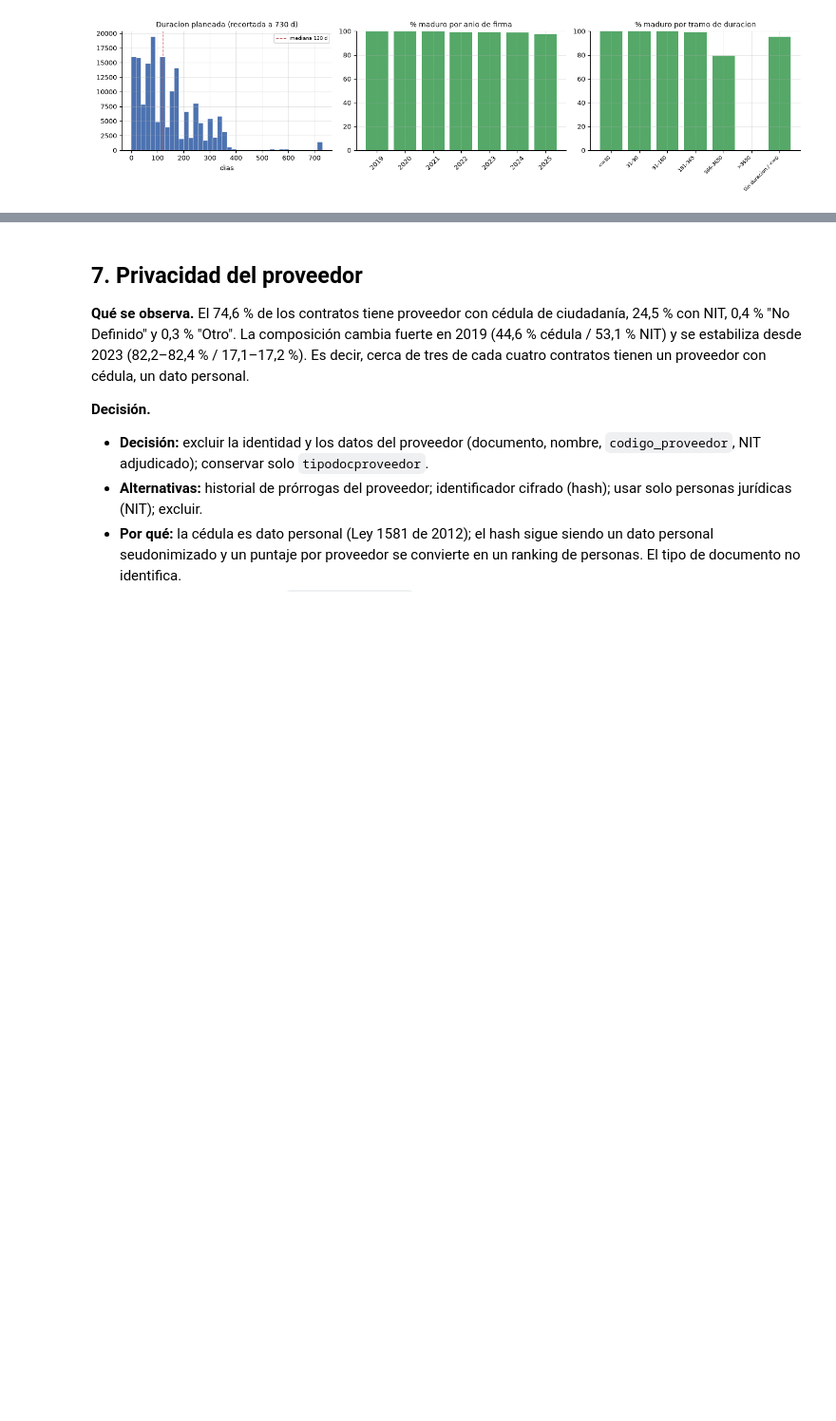
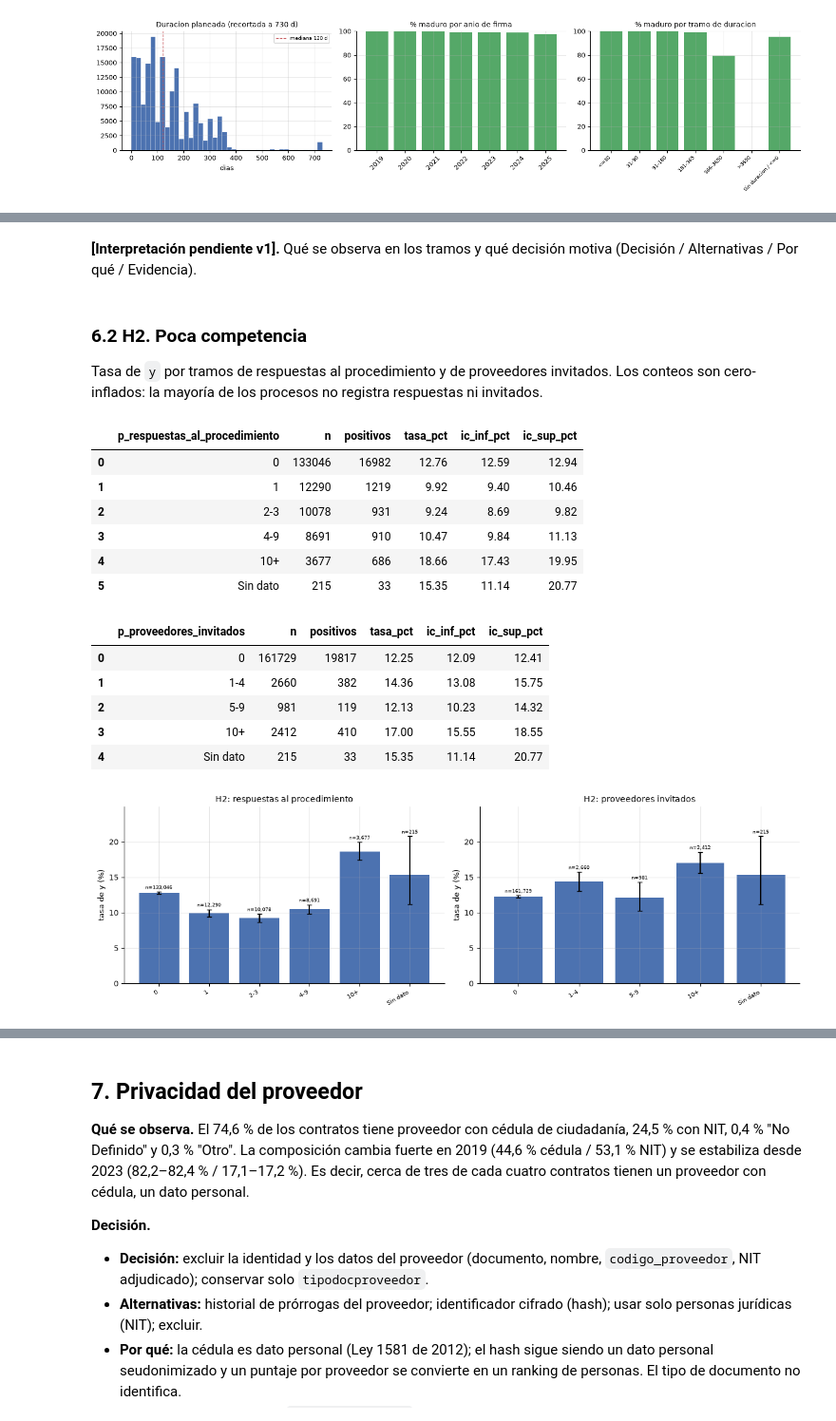
Before and after one commit to kepabonsaeafit/fundamentos-aa-2026, a Jupyter notebook: final-project/notebooks/03_eda.ipynb, the cells around one changed output, grey strips where cells are left out. Shown at 95% size. Saved outputs shown, nothing was run; the diff lists cells and outputs as text; code cells hidden in the pictures; blank space fills up the shorter version.

```diff
--- a/final-project/notebooks/03_eda.ipynb
+++ b/final-project/notebooks/03_eda.ipynb
@@ -387,0 +468,45 @@ Se completa en el paso 3, junto con §5 y §6. Hoy no se interpreta: la etiqueta
+# %% [markdown]
+**[Interpretación pendiente v1].** Qué se observa en los tramos y qué decisión motiva (Decisión / Alternativas / Por qué / Evidencia).
+# %% [markdown]
+### 6.2 H2. Poca competencia
+
+Tasa de `y` por tramos de respuestas al procedimiento y de proveedores invitados. Los conteos son cero-inflados: la mayoría de los procesos no registra respuestas ni invitados.
+# %%
+tabla_h2_resp = eda.tasa_por_tramos(
+    Xy, "p_respuestas_al_procedimiento",
+    bins=[-np.inf, 0, 1, 3, 9, np.inf],
+    labels=["0", "1", "2-3", "4-9", "10+"],
+)
+tabla_h2_inv = eda.tasa_por_tramos(
+    Xy, "p_proveedores_invitados",
+    bins=[-np.inf, 0, 4, 9, np.inf],
+    labels=["0", "1-4", "5-9", "10+"],
+)
+display(eda.tasas_en_pct(tabla_h2_resp).round(2))
+display(eda.tasas_en_pct(tabla_h2_inv).round(2))
+
+fig, axes = plt.subplots(1, 2, figsize=(12, 3.8))
+eda.graficar_tasa_por_grupo(
+    tabla_h2_resp, col_grupo="p_respuestas_al_procedimiento",
+    titulo="H2: respuestas al procedimiento", ax=axes[0],
+)
+eda.graficar_tasa_por_grupo(
+    tabla_h2_inv, col_grupo="p_proveedores_invitados",
+    titulo="H2: proveedores invitados", ax=axes[1],
+)
+plt.show()
+# %% [output]
+|  | p_respuestas_al_procedimiento | n | positivos | tasa_pct | ic_inf_pct | ic_sup_pct |
+| 0 | 0 | 133046 | 16982 | 12.76 | 12.59 | 12.94 |
+| 1 | 1 | 12290 | 1219 | 9.92 | 9.40 | 10.46 |
+| 2 | 2-3 | 10078 | 931 | 9.24 | 8.69 | 9.82 |
+| 3 | 4-9 | 8691 | 910 | 10.47 | 9.84 | 11.13 |
+| 4 | 10+ | 3677 | 686 | 18.66 | 17.43 | 19.95 |
+| 5 | Sin dato | 215 | 33 | 15.35 | 11.14 | 20.77 |
+|  | p_proveedores_invitados | n | positivos | tasa_pct | ic_inf_pct | ic_sup_pct |
+| 0 | 0 | 161729 | 19817 | 12.25 | 12.09 | 12.41 |
+| 1 | 1-4 | 2660 | 382 | 14.36 | 13.08 | 15.75 |
+| 2 | 5-9 | 981 | 119 | 12.13 | 10.23 | 14.32 |
+| 3 | 10+ | 2412 | 410 | 17.00 | 15.55 | 18.55 |
+| 4 | Sin dato | 215 | 33 | 15.35 | 11.14 | 20.77 |
+[figure, added]
```
Also changed, not shown: parts of 27 cells of this notebook, 1 other file.
